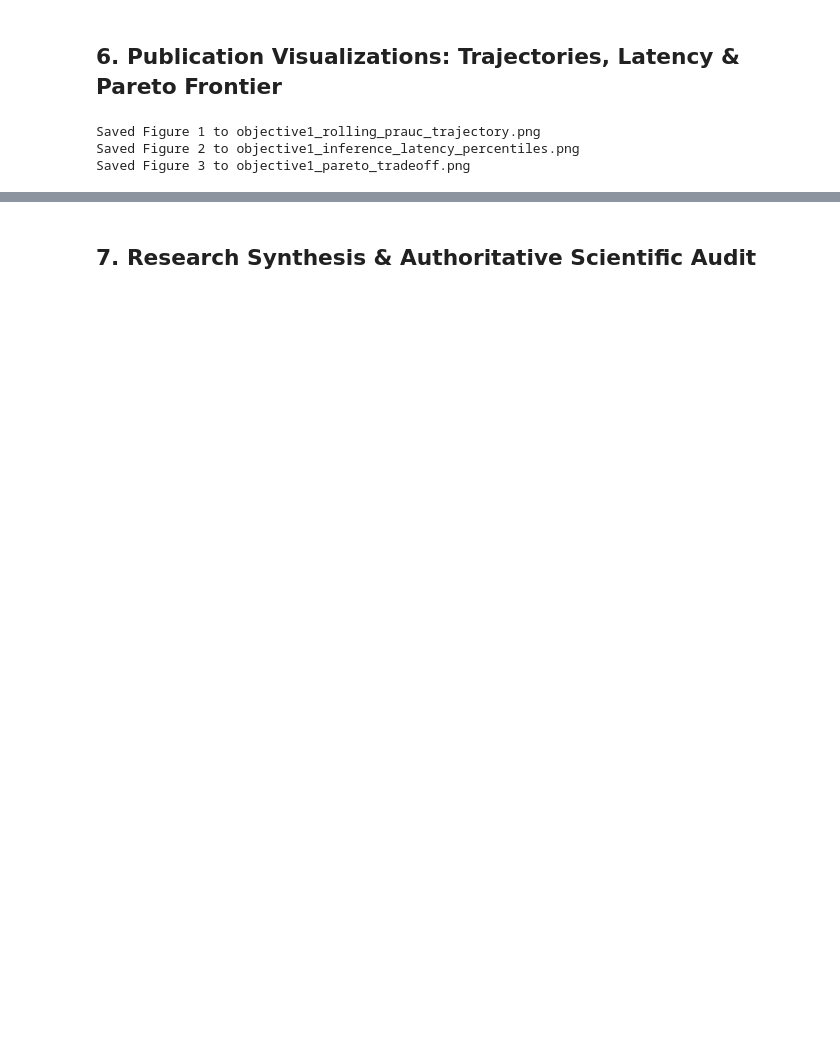
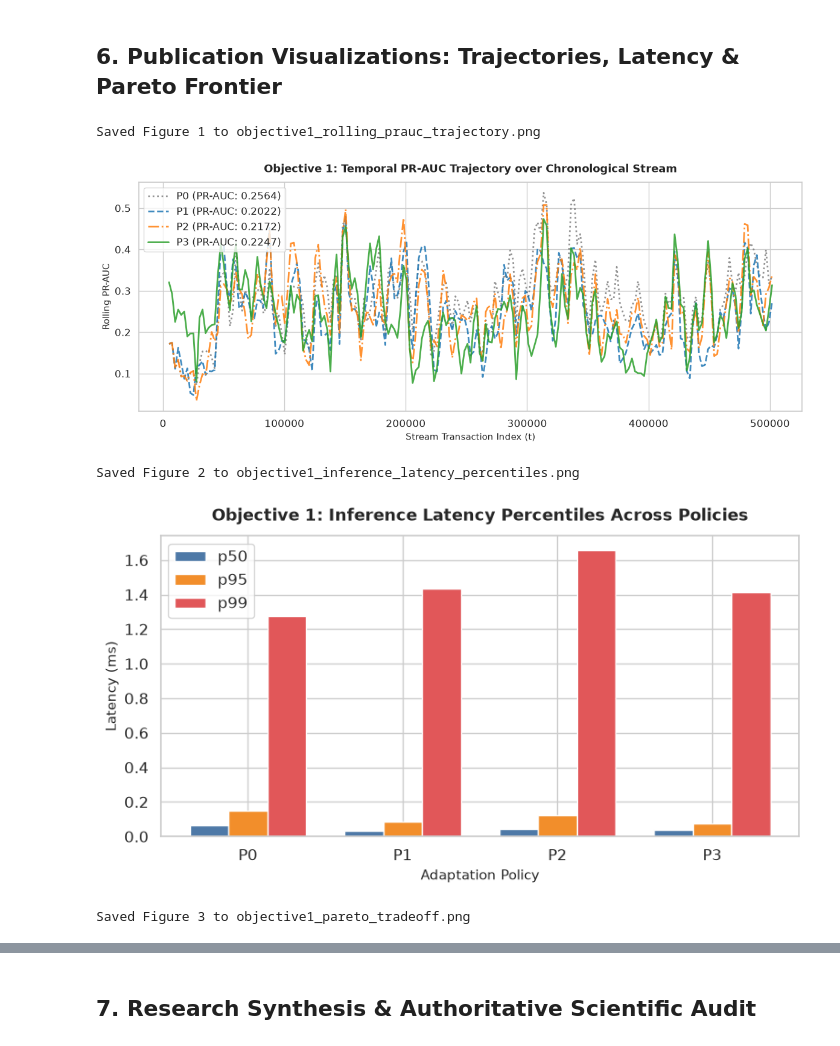
Before and after one commit to ParminderSinghGithub/adaptive-low-latency-streaming-financial-fraud-detection-with-llm-explainability, a Jupyter notebook: notebooks/05_objective1_analysis.ipynb, the cells around one changed output, grey strips where cells are left out. Cells and saved outputs as stored; diff of their text form; code cells hidden in the pictures; blank space fills up the shorter version.

Commit message:
feat(notebook05): render publication tables and figures inline with dynamic empirical scientific synthesis and cross-platform checkpoint resolution

```diff
--- a/notebooks/05_objective1_analysis.ipynb
+++ b/notebooks/05_objective1_analysis.ipynb
@@ -248,8 +253,8 @@ Exported Table 2 to objective1_table2_operational_summary.csv and objective1_tab
 sns.set_theme(style="whitegrid", font_scale=1.1)
 plt.rcParams["font.sans-serif"] = "DejaVu Sans"
 
-# Figure 1: Rolling PR-AUC Trajectories
-fig, ax = plt.subplots(figsize=(12, 5))
+# --- Figure 1: Rolling PR-AUC Trajectories ---
+fig1, ax1 = plt.subplots(figsize=(12, 5))
 colors = {"P0": "#7f7f7f", "P1": "#1f77b4", "P2": "#ff7f0e", "P3": "#2ca02c"}
 styles = {"P0": ":", "P1": "--", "P2": "-.", "P3": "-"}
 
@@ -261,7 +266,7 @@ for pol in ["P0", "P1", "P2", "P3"]:
     indices = traj.get("indices", [])
     scores = traj.get("rolling_pr_auc", [])
     if indices and scores:
-        ax.plot(
+        ax1.plot(
             indices, scores,
             label=f"{pol} (PR-AUC: {rep['final_metrics']['pr_auc']:.4f})",
             color=colors.get(pol, "#333333"),
@@ -270,18 +275,18 @@ for pol in ["P0", "P1", "P2", "P3"]:
             alpha=0.85,
         )
 
-ax.set_title("Objective 1: Temporal PR-AUC Trajectory over Chronological Stream", fontsize=13, fontweight="bold", pad=12)
-ax.set_xlabel("Stream Transaction Index (t)", fontsize=11)
-ax.set_ylabel("Rolling PR-AUC", fontsize=11)
-ax.legend(frameon=True, facecolor="white", loc="best")
-fig.tight_layout()
+ax1.set_title("Objective 1: Temporal PR-AUC Trajectory over Chronological Stream", fontsize=13, fontweight="bold", pad=12)
+ax1.set_xlabel("Stream Transaction Index (t)", fontsize=11)
+ax1.set_ylabel("Rolling PR-AUC", fontsize=11)
+ax1.legend(frameon=True, facecolor="white", loc="best")
+fig1.tight_layout()
 fig_traj_path = FIGURES_DIR / "objective1_rolling_prauc_trajectory.png"
-fig.savefig(fig_traj_path, dpi=300)
-plt.close(fig)
+fig1.savefig(fig_traj_path, dpi=300)
 print(f"Saved Figure 1 to {fig_traj_path.name}")
+plt.show()
 
-# Figure 2: Latency CDF & Percentiles
-fig, ax = plt.subplots(figsize=(8, 4.5))
+# --- Figure 2: Latency Percentiles ---
+fig2, ax2 = plt.subplots(figsize=(8, 4.5))
 policies_present = [p for p in ["P0", "P1", "P2", "P3"] if p in policy_runs]
 p50s = [df_table2.loc[df_table2["Policy"] == p, "Inference p50 (ms)"].values[0] for p in policies_present]
 p95s = [df_table2.loc[df_table2["Policy"] == p, "Inference p95 (ms)"].values[0] for p in policies_present]
@@ -290,57 +295,58 @@ p99s = [df_table2.loc[df_table2["Policy"] == p, "Inference p99 (ms)"].values[0]
 x = np.arange(len(policies_present))
 width = 0.25
 
-ax.bar(x - width, p50s, width, label="p50", color="#4e79a7")
-ax.bar(x, p95s, width, label="p95", color="#f28e2b")
-ax.bar(x + width, p99s, width, label="p99", color="#e15759")
+ax2.bar(x - width, p50s, width, label="p50", color="#4e79a7")
+ax2.bar(x, p95s, width, label="p95", color="#f28e2b")
+ax2.bar(x + width, p99s, width, label="p99", color="#e15759")
 
-ax.set_title("Objective 1: Inference Latency Percentiles Across Policies", fontsize=13, fontweight="bold", pad=12)
-ax.set_xticks(x)
-ax.set_xticklabels(policies_present)
-ax.set_xlabel("Adaptation Policy", fontsize=11)
-ax.set_ylabel("Latency (ms)", fontsize=11)
-ax.legend()
-fig.tight_layout()
+ax2.set_title("Objective 1: Inference Latency Percentiles Across Policies", fontsize=13, fontweight="bold", pad=12)
+ax2.set_xticks(x)
+ax2.set_xticklabels(policies_present)
+ax2.set_xlabel("Adaptation Policy", fontsize=11)
+ax2.set_ylabel("Latency (ms)", fontsize=11)
+ax2.legend()
+fig2.tight_layout()
 fig_lat_path = FIGURES_DIR / "objective1_inference_latency_percentiles.png"
-fig.savefig(fig_lat_path, dpi=300)
-plt.close(fig)
+fig2.savefig(fig_lat_path, dpi=300)
 print(f"Saved Figure 2 to {fig_lat_path.name}")
+plt.show()
 
-# Figure 3: Multi-Objective Pareto Frontier
-fig, ax = plt.subplots(figsize=(8, 5))
+# --- Figure 3: Multi-Objective Pareto Frontier ---
+fig3, ax3 = plt.subplots(figsize=(8, 5))
 for pol in policies_present:
     row_t1 = df_table1.loc[df_table1["Policy"] == pol].iloc[0]
     row_t2 = df_table2.loc[df_table2["Policy"] == pol].iloc[0]
 
     prauc = row_t1["PR-AUC"]
     retrain_time = row_t2["Total Retrain Time (s)"]
     p95 = row_t2["Inference p95 (ms)"]
 
-    ax.scatter(
+    ax3.scatter(
         retrain_time, prauc,
         s=180, color=colors.get(pol, "#333333"),
         label=pol, zorder=5, edgecolors="black", linewidths=1.5
     )
-    ax.annotate(
+    ax3.annotate(
         f"{pol} (PR-AUC: {prauc:.4f})",
         (retrain_time, prauc),
         textcoords="offset points",
         xytext=(10, -5),
         fontsize=10,
         fontweight="bold",
     )
 
-
-ax.set_title("Objective 1: Predictive PR-AUC vs. Adaptation Retraining Overhead", fontsize=13, fontweight="bold", pad=12)
-ax.set_xlabel("Total Retraining Time (seconds)", fontsize=11)
-ax.set_ylabel("Full-Stream Prequential PR-AUC", fontsize=11)
-ax.grid(True, linestyle="--", alpha=0.6)
-fig.tight_layout()
+ax3.set_title("Objective 1: Predictive PR-AUC vs. Adaptation Retraining Overhead", fontsize=13, fontweight="bold", pad=12)
+ax3.set_xlabel("Total Retraining Time (seconds)", fontsize=11)
+ax3.set_ylabel("Full-Stream Prequential PR-AUC", fontsize=11)
+ax3.grid(True, linestyle="--", alpha=0.6)
+fig3.tight_layout()
 fig_pareto_path = FIGURES_DIR / "objective1_pareto_tradeoff.png"
-fig.savefig(fig_pareto_path, dpi=300)
-plt.close(fig)
+fig3.savefig(fig_pareto_path, dpi=300)
 print(f"Saved Figure 3 to {fig_pareto_path.name}")
+plt.show()
 # %% [output]
 Saved Figure 1 to objective1_rolling_prauc_trajectory.png
-Saved Figure 2 to objective1_inference_latency_percentiles.png
-Saved Figure 3 to objective1_pareto_tradeoff.png
+[figure, added]
+Saved Figure 2 to objective1_inference_latency_percentiles.png
+[figure, added]
+Saved Figure 3 to objective1_pareto_tradeoff.png
```
Also changed, not shown: parts of 7 cells of this notebook.
